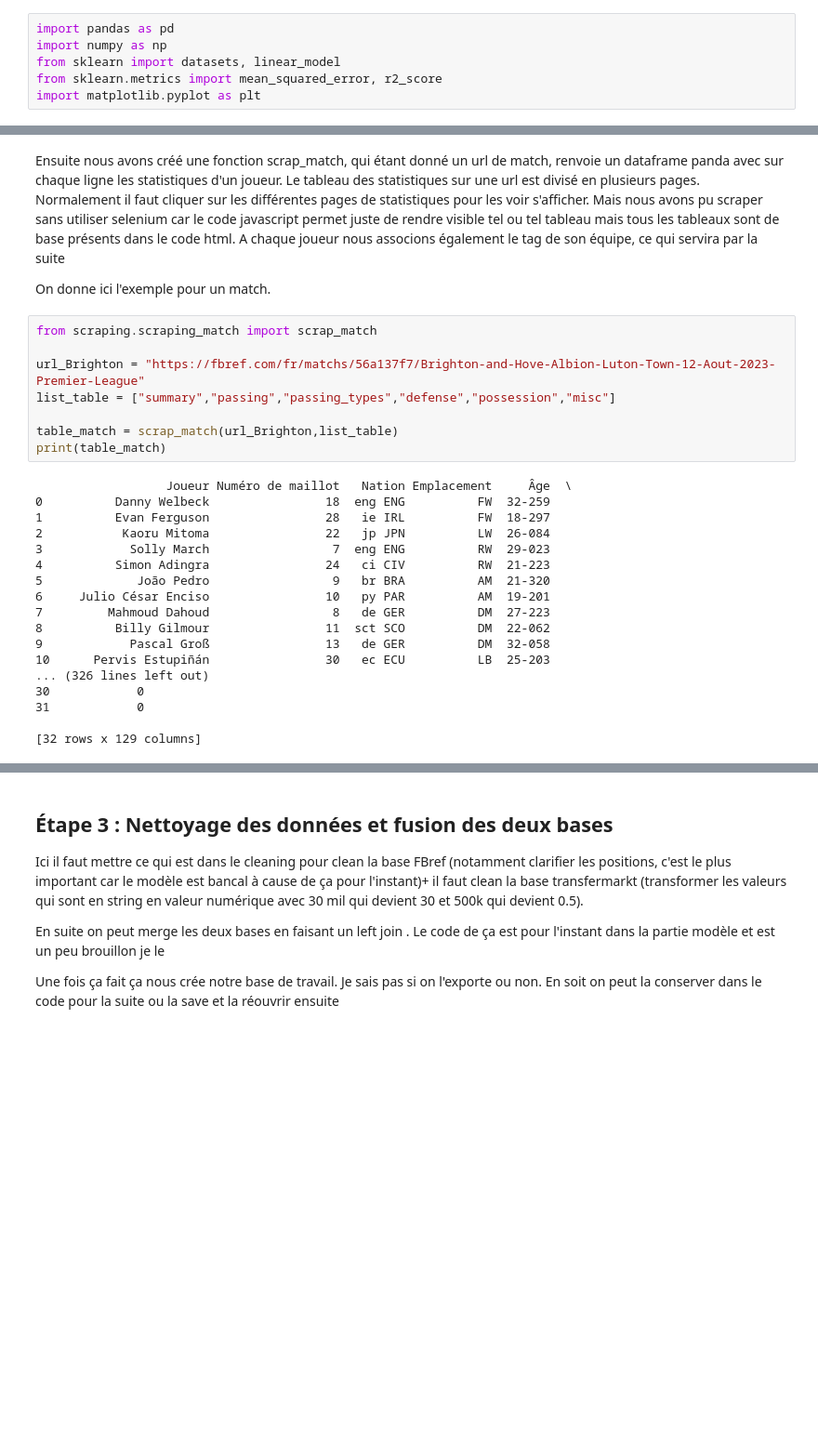
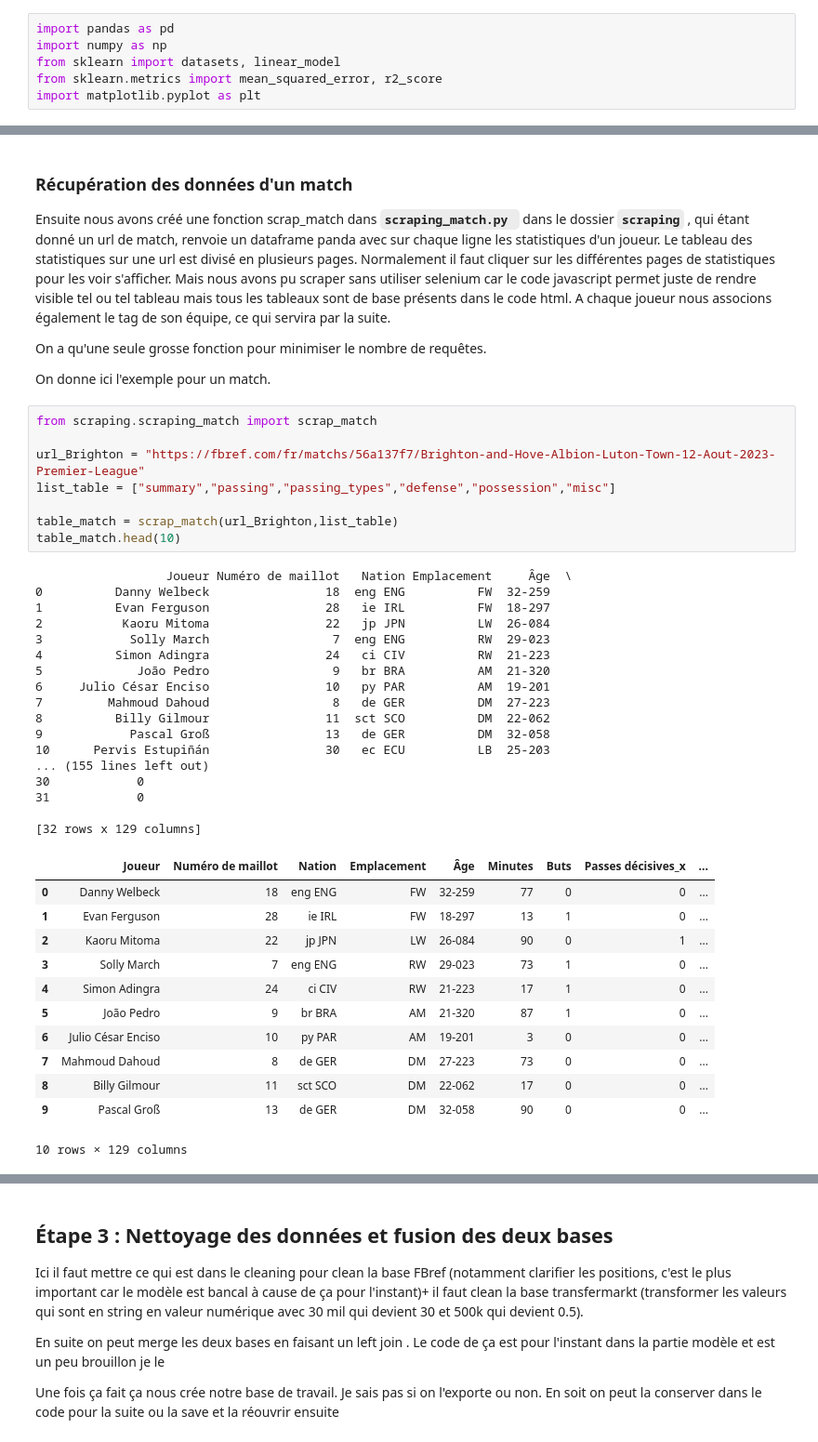
Before and after one commit to lecoqm/evaluation_football, a Jupyter notebook: main.ipynb, the cells around one changed output, grey strips where cells are left out. Shown at 93% size. Saved outputs shown, nothing was run; the diff lists cells and outputs as text; blank space fills up the shorter version.

```diff
--- a/main.ipynb
+++ b/main.ipynb
@@ -83,36 +83,50 @@ La fonction scraping de **`scraping_FBREF_1.py `** dans le dossier **`scraping`*
 
 La liste des tag (380 pour une saison complète) est dans le fichier **`liste_url`** dans le dossier **`data`**
 # %% [markdown]
+### Récupération des données d'un match
 
+Ensuite nous avons créé une fonction scrap_match dans **`scraping_match.py `** dans le dossier **`scraping`** , qui étant donné un url de match, renvoie un dataframe panda avec sur chaque ligne les statistiques d'un joueur.
+Le tableau des statistiques sur une url est divisé en plusieurs pages. Normalement il faut cliquer sur les différentes pages de statistiques pour les voir s'afficher. Mais nous avons pu scraper sans utiliser selenium car le code javascript permet juste de rendre visible tel ou tel tableau mais tous les tableaux sont de base présents dans le code html.
+A chaque joueur nous associons également le tag de son équipe, ce qui servira par la suite.
 
-Ensuite nous avons créé une fonction scrap_match, qui étant donné un url de match, renvoie un dataframe panda avec sur chaque ligne les statistiques d'un joueur.
-Le tableau des statistiques sur une url est divisé en plusieurs pages. Normalement il faut cliquer sur les différentes pages de statistiques pour les voir s'afficher. Mais nous avons pu scraper sans utiliser selenium car le code javascript permet juste de rendre visible tel ou tel tableau mais tous les tableaux sont de base présents dans le code html.
-A chaque joueur nous associons également le tag de son équipe, ce qui servira par la suite
+On a qu'une seule grosse fonction pour minimiser le nombre de requêtes.
 
 On donne ici l'exemple pour un match.
 # %%
 from scraping.scraping_match import scrap_match
 
 url_Brighton = "https://fbref.com/fr/matchs/56a137f7/Brighton-and-Hove-Albion-Luton-Town-12-Aout-2023-Premier-League"
 list_table = ["summary","passing","passing_types","defense","possession","misc"]
 
 table_match = scrap_match(url_Brighton,list_table)
-print(table_match)
+table_match.head(10)
 # %% [output]
                   Joueur Numéro de maillot   Nation Emplacement     Âge  \
 0          Danny Welbeck                18  eng ENG          FW  32-259
 1          Evan Ferguson                28   ie IRL          FW  18-297
 2           Kaoru Mitoma                22   jp JPN          LW  26-084
 3            Solly March                 7  eng ENG          RW  29-023
 4          Simon Adingra                24   ci CIV          RW  21-223
 5             João Pedro                 9   br BRA          AM  21-320
 6     Julio César Enciso                10   py PAR          AM  19-201
 7         Mahmoud Dahoud                 8   de GER          DM  27-223
 8          Billy Gilmour                11  sct SCO          DM  22-062
 9            Pascal Groß                13   de GER          DM  32-058
 10      Pervis Estupiñán                30   ec ECU          LB  25-203
-... (326 lines left out)
+... (155 lines left out)
 30            0
 31            0
 
 [32 rows x 129 columns]
+|  | Joueur | Numéro de maillot | Nation | Emplacement | Âge | Minutes | Buts | Passes décisives_x | ... |
+| 0 | Danny Welbeck | 18 | eng ENG | FW | 32-259 | 77 | 0 | 0 | ... |
+| 1 | Evan Ferguson | 28 | ie IRL | FW | 18-297 | 13 | 1 | 0 | ... |
+| 2 | Kaoru Mitoma | 22 | jp JPN | LW | 26-084 | 90 | 0 | 1 | ... |
+| 3 | Solly March | 7 | eng ENG | RW | 29-023 | 73 | 1 | 0 | ... |
+| 4 | Simon Adingra | 24 | ci CIV | RW | 21-223 | 17 | 1 | 0 | ... |
+| 5 | João Pedro | 9 | br BRA | AM | 21-320 | 87 | 1 | 0 | ... |
+| 6 | Julio César Enciso | 10 | py PAR | AM | 19-201 | 3 | 0 | 0 | ... |
+| 7 | Mahmoud Dahoud | 8 | de GER | DM | 27-223 | 73 | 0 | 0 | ... |
+| 8 | Billy Gilmour | 11 | sct SCO | DM | 22-062 | 17 | 0 | 0 | ... |
+| 9 | Pascal Groß | 13 | de GER | DM | 32-058 | 90 | 0 | 0 | ... |
+10 rows × 129 columns
```
Also changed, not shown: parts of 20 cells of this notebook, 1 other file.
